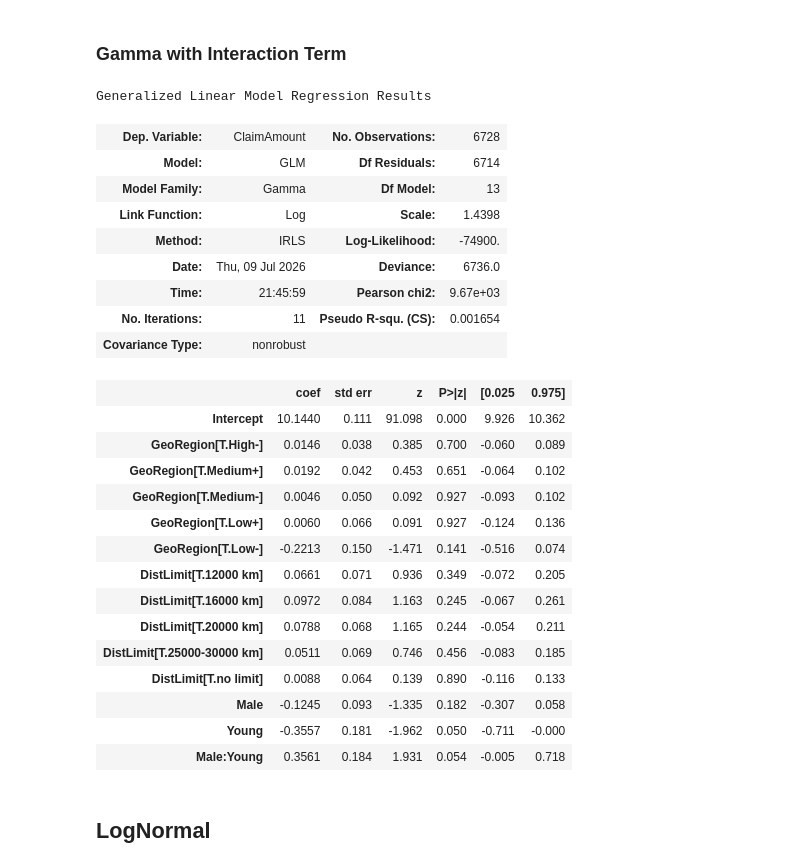
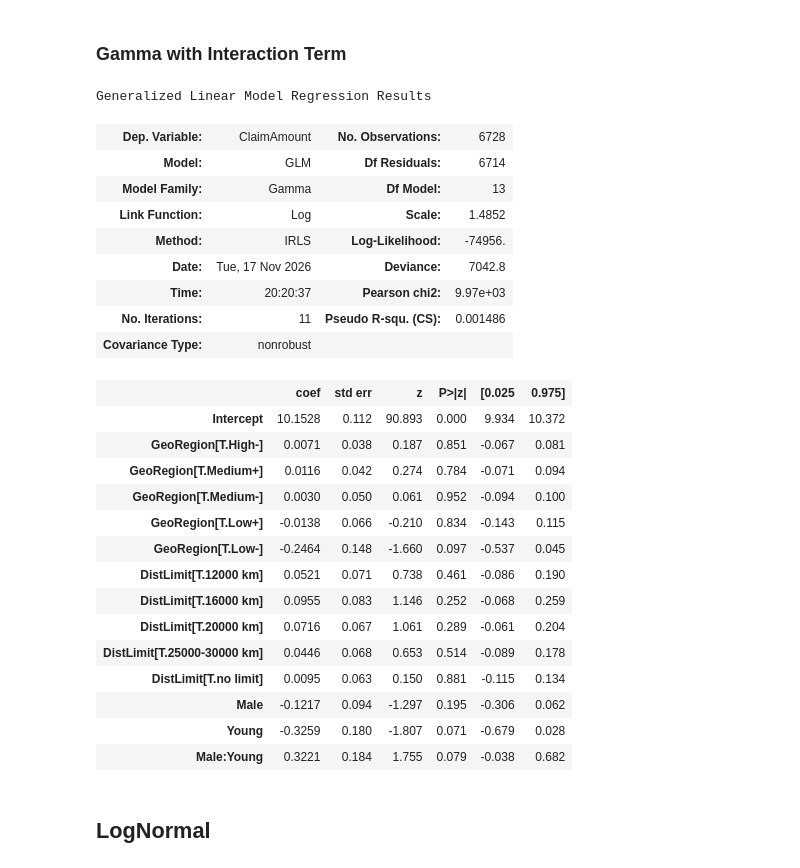
Before and after one commit to Eddie-Zhu-IRL/Motor-Insurance-Pricing, a Jupyter notebook: Python/NorAuto_Pricing_Python.ipynb, the cells around one changed output. Drawn from its saved outputs; the diff is of its cells as text; code cells hidden in the pictures.

```diff
--- a/Python/NorAuto_Pricing_Python.ipynb
+++ b/Python/NorAuto_Pricing_Python.ipynb
@@ -299,35 +302,35 @@ Generalized Linear Model Regression Results
 # %% [markdown]
 ### Gamma with Interaction Term
 # %%
-sev_gamma_full_inter = smf.glm("ClaimAmount ~ Male * Young + GeoRegion + DistLimit", data=sev_train, family=sm.families.Gamma(link=sm.families.links.Log()))
-sev_gamma_inter_results = sev_gamma_full_inter.fit()
-sev_gamma_inter_results.summary()
+sev_gamma_full_inter = smf.glm("ClaimAmount ~ Male * Young + GeoRegion + DistLimit", data=sev_train, var_weights = sev_train["NbClaim"], family=sm.families.Gamma(link=sm.families.links.Log()))
+sev_gamma_full_inter = sev_gamma_full_inter.fit()
+sev_gamma_full_inter.summary()
 # %% [output]
 Generalized Linear Model Regression Results
 | Dep. Variable: | ClaimAmount | No. Observations: | 6728 |
 | Model: | GLM | Df Residuals: | 6714 |
 | Model Family: | Gamma | Df Model: | 13 |
-| Link Function: | Log | Scale: | 1.4398 |
-| Method: | IRLS | Log-Likelihood: | -74900. |
-| Date: | Thu, 09 Jul 2026 | Deviance: | 6736.0 |
-| Time: | 21:45:59 | Pearson chi2: | 9.67e+03 |
-| No. Iterations: | 11 | Pseudo R-squ. (CS): | 0.001654 |
+| Link Function: | Log | Scale: | 1.4852 |
+| Method: | IRLS | Log-Likelihood: | -74956. |
+| Date: | Tue, 17 Nov 2026 | Deviance: | 7042.8 |
+| Time: | 20:20:37 | Pearson chi2: | 9.97e+03 |
+| No. Iterations: | 11 | Pseudo R-squ. (CS): | 0.001486 |
 | Covariance Type: | nonrobust |  |  |
 |  | coef | std err | z | P>|z| | [0.025 | 0.975] |
-| Intercept | 10.1440 | 0.111 | 91.098 | 0.000 | 9.926 | 10.362 |
-| GeoRegion[T.High-] | 0.0146 | 0.038 | 0.385 | 0.700 | -0.060 | 0.089 |
-| GeoRegion[T.Medium+] | 0.0192 | 0.042 | 0.453 | 0.651 | -0.064 | 0.102 |
-| GeoRegion[T.Medium-] | 0.0046 | 0.050 | 0.092 | 0.927 | -0.093 | 0.102 |
-| GeoRegion[T.Low+] | 0.0060 | 0.066 | 0.091 | 0.927 | -0.124 | 0.136 |
-| GeoRegion[T.Low-] | -0.2213 | 0.150 | -1.471 | 0.141 | -0.516 | 0.074 |
-| DistLimit[T.12000 km] | 0.0661 | 0.071 | 0.936 | 0.349 | -0.072 | 0.205 |
-| DistLimit[T.16000 km] | 0.0972 | 0.084 | 1.163 | 0.245 | -0.067 | 0.261 |
-| DistLimit[T.20000 km] | 0.0788 | 0.068 | 1.165 | 0.244 | -0.054 | 0.211 |
-| DistLimit[T.25000-30000 km] | 0.0511 | 0.069 | 0.746 | 0.456 | -0.083 | 0.185 |
-| DistLimit[T.no limit] | 0.0088 | 0.064 | 0.139 | 0.890 | -0.116 | 0.133 |
-| Male | -0.1245 | 0.093 | -1.335 | 0.182 | -0.307 | 0.058 |
-| Young | -0.3557 | 0.181 | -1.962 | 0.050 | -0.711 | -0.000 |
-| Male:Young | 0.3561 | 0.184 | 1.931 | 0.054 | -0.005 | 0.718 |
+| Intercept | 10.1528 | 0.112 | 90.893 | 0.000 | 9.934 | 10.372 |
+| GeoRegion[T.High-] | 0.0071 | 0.038 | 0.187 | 0.851 | -0.067 | 0.081 |
+| GeoRegion[T.Medium+] | 0.0116 | 0.042 | 0.274 | 0.784 | -0.071 | 0.094 |
+| GeoRegion[T.Medium-] | 0.0030 | 0.050 | 0.061 | 0.952 | -0.094 | 0.100 |
+| GeoRegion[T.Low+] | -0.0138 | 0.066 | -0.210 | 0.834 | -0.143 | 0.115 |
+| GeoRegion[T.Low-] | -0.2464 | 0.148 | -1.660 | 0.097 | -0.537 | 0.045 |
+| DistLimit[T.12000 km] | 0.0521 | 0.071 | 0.738 | 0.461 | -0.086 | 0.190 |
+| DistLimit[T.16000 km] | 0.0955 | 0.083 | 1.146 | 0.252 | -0.068 | 0.259 |
+| DistLimit[T.20000 km] | 0.0716 | 0.067 | 1.061 | 0.289 | -0.061 | 0.204 |
+| DistLimit[T.25000-30000 km] | 0.0446 | 0.068 | 0.653 | 0.514 | -0.089 | 0.178 |
+| DistLimit[T.no limit] | 0.0095 | 0.063 | 0.150 | 0.881 | -0.115 | 0.134 |
+| Male | -0.1217 | 0.094 | -1.297 | 0.195 | -0.306 | 0.062 |
+| Young | -0.3259 | 0.180 | -1.807 | 0.071 | -0.679 | 0.028 |
+| Male:Young | 0.3221 | 0.184 | 1.755 | 0.079 | -0.038 | 0.682 |
 # %% [markdown]
 ## LogNormal
 # %%
```
Also changed, not shown: parts of 22 cells of this notebook.
